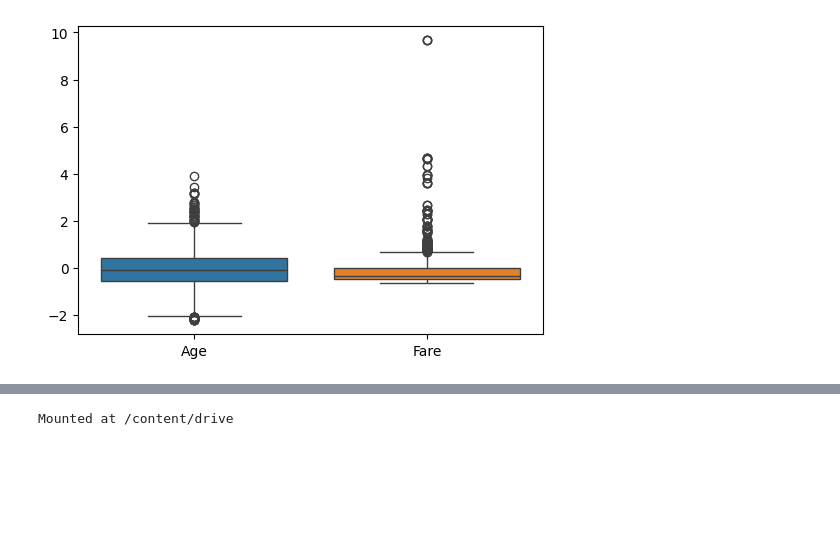
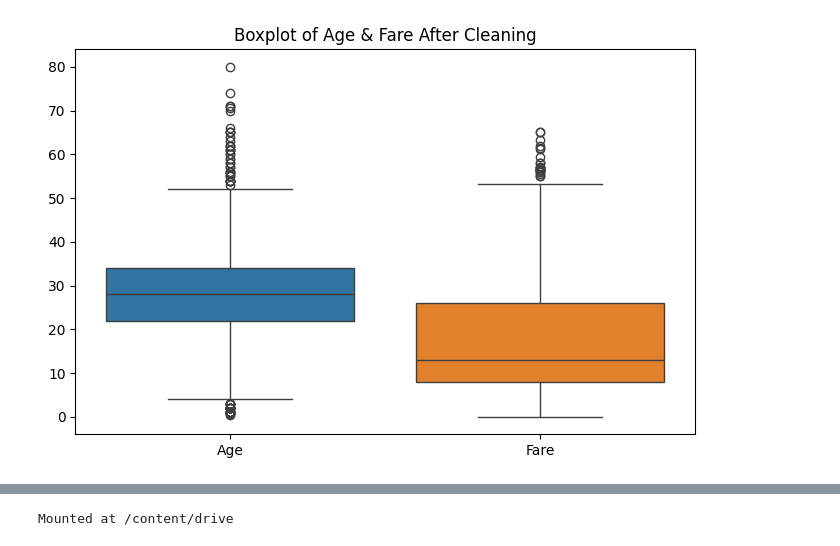
Before and after one commit to sarweshwargoud/Data_Preprocessing, a Jupyter notebook: notebook.ipynb, the cells around one changed output, grey strips where cells are left out. Saved outputs shown, nothing was run; the diff lists cells and outputs as text; code cells hidden in the pictures; blank space fills up the shorter version.

```diff
--- a/notebook.ipynb
+++ b/notebook.ipynb
@@ -18,38 +1,83 @@ Titanic-Dataset.csv
 # %%
+# -----------------------------------------
+# 1. Import Libraries
+# -----------------------------------------
 import pandas as pd
 import numpy as np
 import matplotlib.pyplot as plt
 import seaborn as sns
 
+from sklearn.preprocessing import LabelEncoder, StandardScaler
+
+# -----------------------------------------
+# 2. Load Dataset
+# -----------------------------------------
 df = pd.read_csv("data/titanic.csv")
 
-df.head()
-df.info()
-df.describe()
-df.isnull().sum()
+# Basic exploration
+display(df.head())
+print(df.info())
+display(df.describe(include="all"))
+print("Missing values:\n", df.isnull().sum())
 
-df['Age'].fillna(df['Age'].median(), inplace=True)
-df['Embarked'].fillna(df['Embarked'].mode()[0], inplace=True)
-df.drop(columns=['Cabin'], inplace=True)
+# -----------------------------------------
+# 3. Handle Missing Values
+# -----------------------------------------
 
-from sklearn.preprocessing import LabelEncoder
+# Fix warnings: DO NOT use inplace=True
+df['Age'] = df['Age'].fillna(df['Age'].median())
+df['Embarked'] = df['Embarked'].fillna(df['Embarked'].mode()[0])
+
+# Drop Cabin (too many missing)
+df = df.drop(columns=['Cabin'])
+
+# -----------------------------------------
+# 4. Encoding Categorical Variables
+# -----------------------------------------
+
+# Label encode Sex
 le = LabelEncoder()
-df['Sex'] = le.fit_transform(df['Sex'])
+df['Sex'] = le.fit_transform(df['Sex'])   # female=0, male=1
 
+# One-hot encode Embarked
 df = pd.get_dummies(df, columns=['Embarked'], drop_first=True)
 
-from sklearn.preprocessing import StandardScaler
-scaler = StandardScaler()
-df[['Age','Fare']] = scaler.fit_transform(df[['Age','Fare']])
-
-plt.figure(figsize=(6,4))
-sns.boxplot(data=df[['Age','Fare']])
-plt.show()
-
+# -----------------------------------------
+# 5. Outlier Detection & Removal (Fare)
+# -----------------------------------------
 Q1 = df['Fare'].quantile(0.25)
 Q3 = df['Fare'].quantile(0.75)
 IQR = Q3 - Q1
-df = df[~((df['Fare'] < (Q1 - 1.5*IQR)) | (df['Fare'] > (Q3 + 1.5*IQR)))]
 
+lower_bound = Q1 - 1.5 * IQR
+upper_bound = Q3 + 1.5 * IQR
+
+df = df[~((df['Fare'] < lower_bound) | (df['Fare'] > upper_bound))].reset_index(drop=True)
+
+# -----------------------------------------
+# 6. Visualize Outliers
+# -----------------------------------------
+plt.figure(figsize=(8,5))
+sns.boxplot(data=df[['Age', 'Fare']])
+plt.title("Boxplot of Age & Fare After Cleaning")
+plt.show()
+
+# -----------------------------------------
+# 7. Feature Scaling (Standardization)
+# -----------------------------------------
+
+scaler = StandardScaler()
+df[['Age', 'Fare']] = scaler.fit_transform(df[['Age', 'Fare']])
+
+# -----------------------------------------
+# 8. Save Cleaned Data
+# -----------------------------------------
 df.to_csv("cleaned_titanic.csv", index=False)
+print("Cleaned dataset saved as cleaned_titanic.csv")
+
+# -----------------------------------------
+# 9. Show Final Data Summary
+# -----------------------------------------
+print("Final dataset shape:", df.shape)
+display(df.head())
 # %% [output]
@@ -87 +136 @@ For example, when doing 'df[col].method(value, inplace=True)', try using 'df.met
-[figure, old version]
+[figure, new version]
```
Also changed, not shown: parts of 4 cells of this notebook.
